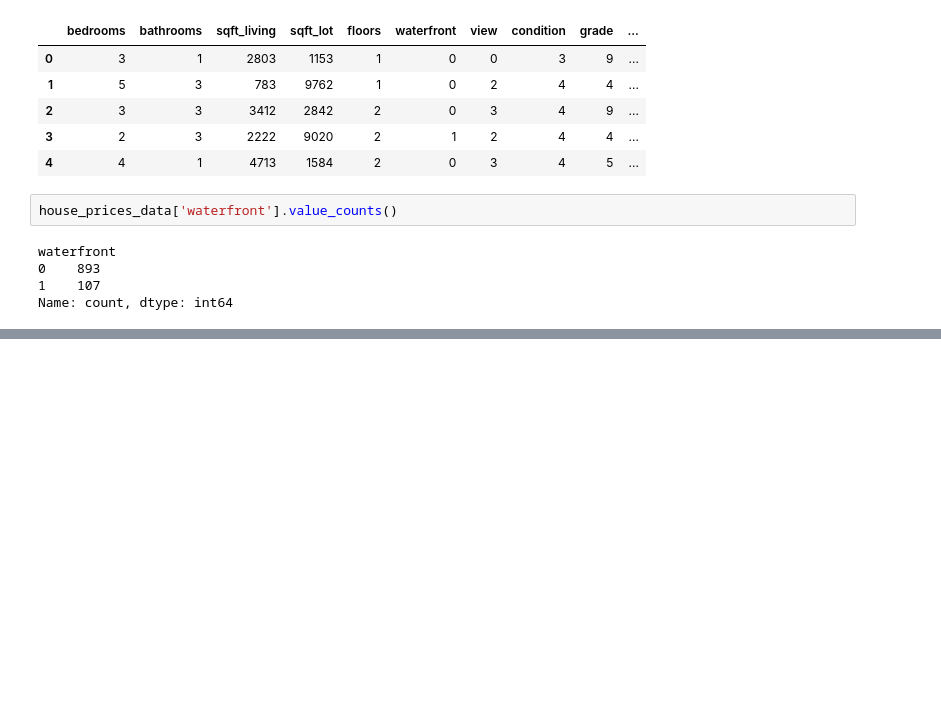
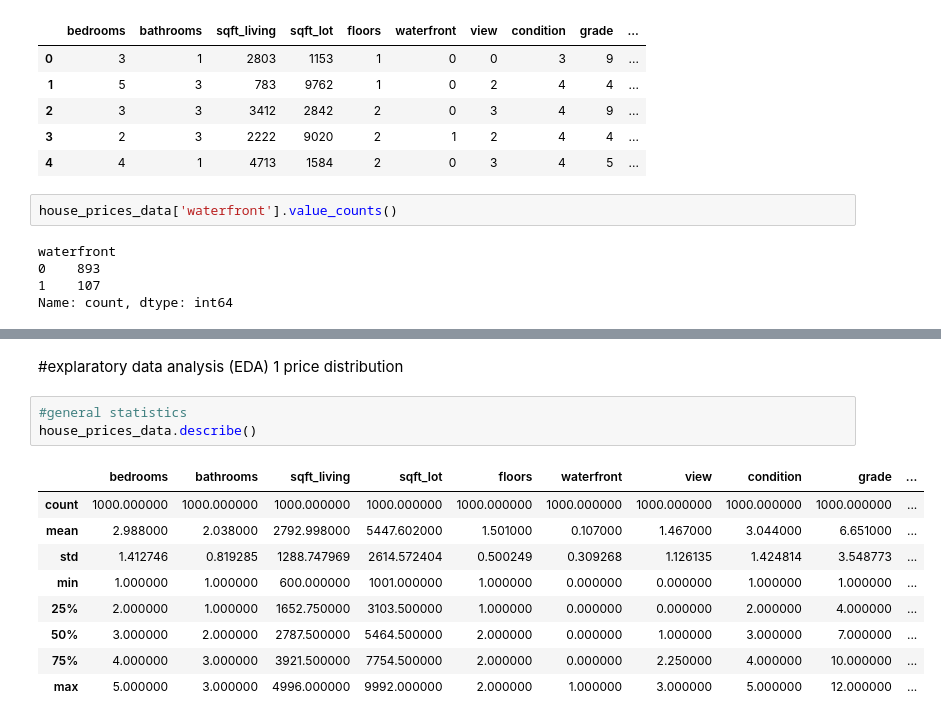
Before and after one commit to gregory-bot/python-chatbot-assignment, a Jupyter notebook: house-prices.ipynb, the cells around one changed output, grey strips where cells are left out. Saved outputs shown, nothing was run; the diff lists cells and outputs as text; blank space fills up the shorter version.

```diff
--- a/house-prices.ipynb
+++ b/house-prices.ipynb
@@ -32,0 +80,16 @@ Name: count, dtype: int64
+# %% [markdown]
+#explaratory data analysis (EDA)
+ 1 price distribution
+# %%
+#general statistics
+house_prices_data.describe()
+# %% [output]
+|  | bedrooms | bathrooms | sqft_living | sqft_lot | floors | waterfront | view | condition | grade | ... |
+| count | 1000.000000 | 1000.000000 | 1000.000000 | 1000.000000 | 1000.000000 | 1000.000000 | 1000.000000 | 1000.000000 | 1000.000000 | ... |
+| mean | 2.988000 | 2.038000 | 2792.998000 | 5447.602000 | 1.501000 | 0.107000 | 1.467000 | 3.044000 | 6.651000 | ... |
+| std | 1.412746 | 0.819285 | 1288.747969 | 2614.572404 | 0.500249 | 0.309268 | 1.126135 | 1.424814 | 3.548773 | ... |
+| min | 1.000000 | 1.000000 | 600.000000 | 1001.000000 | 1.000000 | 0.000000 | 0.000000 | 1.000000 | 1.000000 | ... |
+| 25% | 2.000000 | 1.000000 | 1652.750000 | 3103.500000 | 1.000000 | 0.000000 | 0.000000 | 2.000000 | 4.000000 | ... |
+| 50% | 3.000000 | 2.000000 | 2787.500000 | 5464.500000 | 2.000000 | 0.000000 | 1.000000 | 3.000000 | 7.000000 | ... |
+| 75% | 4.000000 | 3.000000 | 3921.500000 | 7754.500000 | 2.000000 | 0.000000 | 2.250000 | 4.000000 | 10.000000 | ... |
+| max | 5.000000 | 3.000000 | 4996.000000 | 9992.000000 | 2.000000 | 1.000000 | 3.000000 | 5.000000 | 12.000000 | ... |
```
Also changed, not shown: parts of 6 cells of this notebook.
